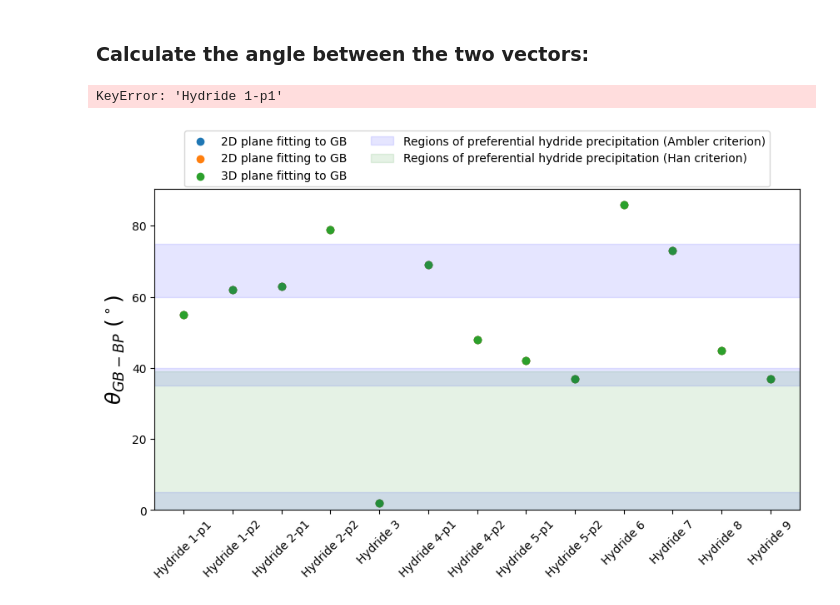
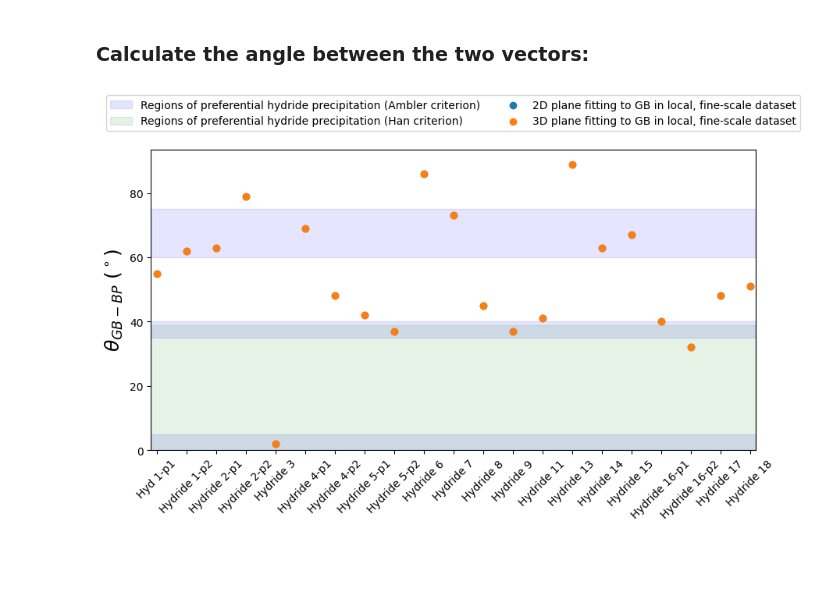
Before and after one commit to zr-midas/3D_characterisation_Zircaloy4, a Jupyter notebook: 3D_charaterisation/Basal_GB_angles/Basal_GB_angles_2D_vs_3D.ipynb, the cells around one changed output. Saved outputs shown, nothing was run; the diff lists cells and outputs as text; code cells hidden in the pictures; blank space fills up the shorter version.

Commit message:
merge high and low res angles dictionaries

```diff
--- a/3D_charaterisation/Basal_GB_angles/Basal_GB_angles_2D_vs_3D.ipynb
+++ b/3D_charaterisation/Basal_GB_angles/Basal_GB_angles_2D_vs_3D.ipynb
@@ -12,7 +12,7 @@ import pandas as pd
 # %%
 # c-axis vectors of grains forming OR with hydrides, obtained from dream3d pipeline:
 caxis_OR_vector= {
-    'Hydride 1-p1': [-0.535, -0.864, 0.243],
+    'Hyd 1-p1': [-0.535, -0.864, 0.243],
     'Hydride 1-p2': [-0.535, -0.864, 0.243],
     'Hydride 2-p1': [-0.074, -0.630, -0.773],
     'Hydride 2-p2': [-0.074, -0.630, -0.773],
@@ -25,9 +25,6 @@ caxis_OR_vector= {
     'Hydride 7':[-0.358, 0.963, 0.178],
     'Hydride 8':[-0.005, -0.251, -0.997],
     'Hydride 9':[-0.206, 0.337, 0.963],
-}
-
-caxis_OR_vector_large = {
     'Hydride 11':[-0.482, -0.863, -0.154],
     'Hydride 13':[-0.276, -0.863, -0.423],
     'Hydride 14':[-0.038, -0.690, 0.723],
@@ -42,7 +39,7 @@ caxis_OR_vector_large = {
 # %%
 # 2D plane fitting: Vectors perpendicular to the planes fitted to GB, measured in Paraview
 normal_vector2D= {
-    'Hydride 1-p1': [0.950, 0.175, 0.258],
+    'Hyd 1-p1': [0.950, 0.175, 0.258],
     'Hydride 1-p2': [0.984, 0.016, 0.176],
     'Hydride 2-p1': [-0.661, -0.113, 0.741],
     'Hydride 2-p2': [-0.526, -0.496, 0.691],
@@ -54,10 +51,7 @@ normal_vector2D= {
     'Hydride 6':[-0.365,0.037,0.930],
     'Hydride 7':[-0.019, 0.118, 0.993],
     'Hydride 8':[0.706, 0.113, 0.699],
-    'Hydride 9':[0.411, 0.165, 0.897 ]
-}
-
-normal_vector2D_large= {
+    'Hydride 9':[0.411, 0.165, 0.897 ],
     'Hydride 11' : [0.084, 0.707, 0.702],
     'Hydride 13' : [-0.842, -0.015, 0.540],
     'Hydride 14' : [-0.172, 0.949, 0.264],
@@ -70,7 +64,7 @@ normal_vector2D_large= {
 # %%
 # 3D plane fitting: Vectors perpendicular to the planes fitted to GB, measured in Paraview
 normal_vector3D= {
-    'Hydride 1-p1': [0.950, 0.175, 0.258],
+    'Hyd 1-p1': [0.950, 0.175, 0.258],
     'Hydride 1-p2': [0.984, 0.016, 0.176],
     'Hydride 2-p1': [-0.661, -0.113, 0.741],
     'Hydride 2-p2': [-0.526, -0.496, 0.691],
@@ -82,9 +76,7 @@ normal_vector3D= {
     'Hydride 6':[-0.365,0.037,0.930],
     'Hydride 7':[-0.019, 0.118, 0.993],
     'Hydride 8':[0.706, 0.113, 0.699],
-    'Hydride 9':[0.411, 0.165, 0.897 ]
-}
-normal_vector3D_large= {
+    'Hydride 9':[0.411, 0.165, 0.897 ],
     'Hydride 11' : [0.084, 0.707, 0.702],
     'Hydride 13' : [-0.842, -0.015, 0.540],
     'Hydride 14' : [-0.172, 0.949, 0.264],
@@ -117,41 +109,34 @@ angles_OR3D_large = {}
 for h in caxis_OR_vector:
     angles_OR2D[h] = int(np.round(angle(caxis_OR_vector[h], normal_vector2D[h])))
     angles_OR3D[h] = int(np.round(angle(caxis_OR_vector[h], normal_vector3D[h])))
-    angles_OR2D_large[h] = int(np.round(angle(caxis_OR_vector_large[h], normal_vector2D_large[h])))
-    angles_OR3D_large[h] = int(np.round(angle(caxis_OR_vector_large[h], normal_vector3D_large[h])))
+
 
 labels = list(angles_OR2D.keys())
-labels_large = list(angles_OR2D_large.keys())
 values2D = list(angles_OR2D.values())
 values3D = list(angles_OR3D.values())
-values2D_large = list(angles_OR2D_large.values())
-values3D_large = list(angles_OR3D_large.values())
-# %% [output]
-KeyError: 'Hydride 1-p1'
 # %%
 # Plotting the angles and comparing 2D vs 3D plane fitting for three hydrides:
 plt.figure(figsize=(10, 5))
-
-plt.scatter(labels, values2D, label="2D plane fitting to GB")
-plt.scatter(labels, values2D, label="2D plane fitting to GB")
-plt.scatter(labels, values3D, label="3D plane fitting to GB")
-
 
 # Ambler critetion:
 plt.axhspan(60, 75, color='blue', alpha=0.1, label='Regions of preferential hydride precipitation (Ambler criterion)')
 plt.axhspan(35, 40, color='blue', alpha=0.1)
 plt.axhspan(0, 5, color='blue', alpha=0.1)
 
 # Han criterion:
 plt.axhspan(0, 39, color='green', alpha=0.1, label='Regions of preferential hydride precipitation (Han criterion)')
 
+plt.scatter(labels, values2D, label="2D plane fitting to GB in local, fine-scale dataset")
+plt.scatter(labels, values3D, label="3D plane fitting to GB in local, fine-scale dataset")
+
 plt.ylabel(r'$\theta_{GB-BP}\ (^\circ)$', fontsize=18)
 
 plt.legend(loc='upper center', bbox_to_anchor=(0.5, 1.2), ncol=2)
-#plt.margins(x=0.1)
+plt.margins(x=0.01)
 
 plt.ylim(bottom=0)
 plt.xticks(rotation=45)
+
 plt.show()
 # %% [output]
-[figure, old version]
+[figure, new version]
```
